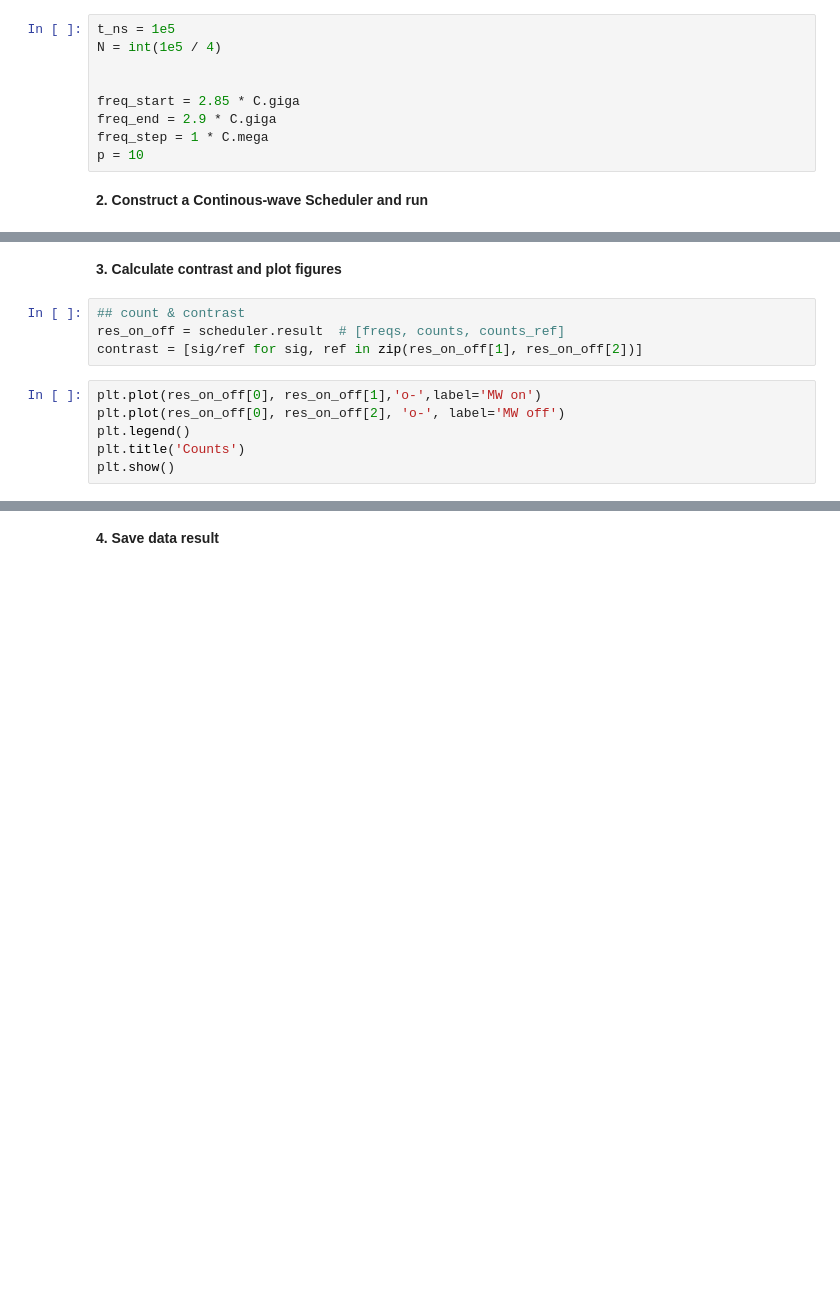
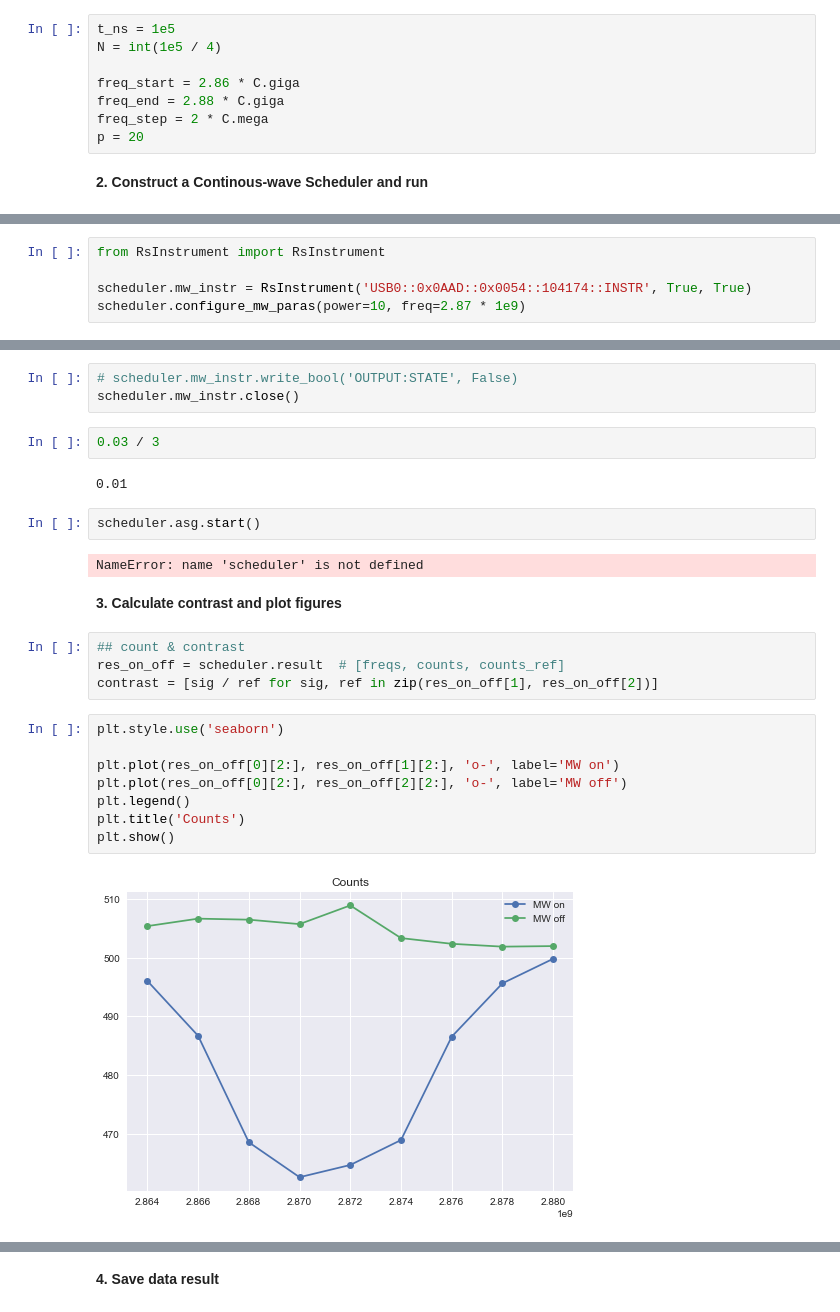
Before and after one commit to Youngcius/odmactor, a Jupyter notebook: project/tutorial/frequency-odmr.ipynb, the cells around one changed output, grey strips where cells are left out. Saved outputs shown, nothing was run; the diff lists cells and outputs as text; blank space fills up the shorter version.

```diff
--- a/project/tutorial/frequency-odmr.ipynb
+++ b/project/tutorial/frequency-odmr.ipynb
@@ -22,11 +22,10 @@ import time
 t_ns = 1e5
 N = int(1e5 / 4)
 
-
-freq_start = 2.85 * C.giga
-freq_end = 2.9 * C.giga
-freq_step = 1 * C.mega
-p = 10
+freq_start = 2.86 * C.giga
+freq_end = 2.88 * C.giga
+freq_step = 2 * C.mega
+p = 20
 # %% [markdown]
 **2. Construct a Continous-wave Scheduler and run**
 # %%
@@ -40,0 +58,5 @@ scheduler.close()
+# %%
+from RsInstrument import RsInstrument
+
+scheduler.mw_instr = RsInstrument('USB0::0x0AAD::0x0054::104174::INSTR', True, True)
+scheduler.configure_mw_paras(power=10, freq=2.87 * 1e9)
@@ -41 +65,12 @@ scheduler.close()
+# %%
+# scheduler.mw_instr.write_bool('OUTPUT:STATE', False)
+scheduler.mw_instr.close()
+# %%
+0.03 / 3
+# %% [output]
+0.01
+# %%
+scheduler.asg.start()
+# %% [output]
+NameError: name 'scheduler' is not defined
 # %% [markdown]
@@ -43,11 +80,15 @@ scheduler.close()
 # %%
 ## count & contrast
 res_on_off = scheduler.result  # [freqs, counts, counts_ref]
-contrast = [sig/ref for sig, ref in zip(res_on_off[1], res_on_off[2])]
+contrast = [sig / ref for sig, ref in zip(res_on_off[1], res_on_off[2])]
 # %%
-plt.plot(res_on_off[0], res_on_off[1],'o-',label='MW on')
-plt.plot(res_on_off[0], res_on_off[2], 'o-', label='MW off')
+plt.style.use('seaborn')
+
+plt.plot(res_on_off[0][2:], res_on_off[1][2:], 'o-', label='MW on')
+plt.plot(res_on_off[0][2:], res_on_off[2][2:], 'o-', label='MW off')
 plt.legend()
 plt.title('Counts')
 plt.show()
+# %% [output]
+[figure, added]
 # %%
```
Also changed, not shown: parts of 24 cells of this notebook, 7 other files.
